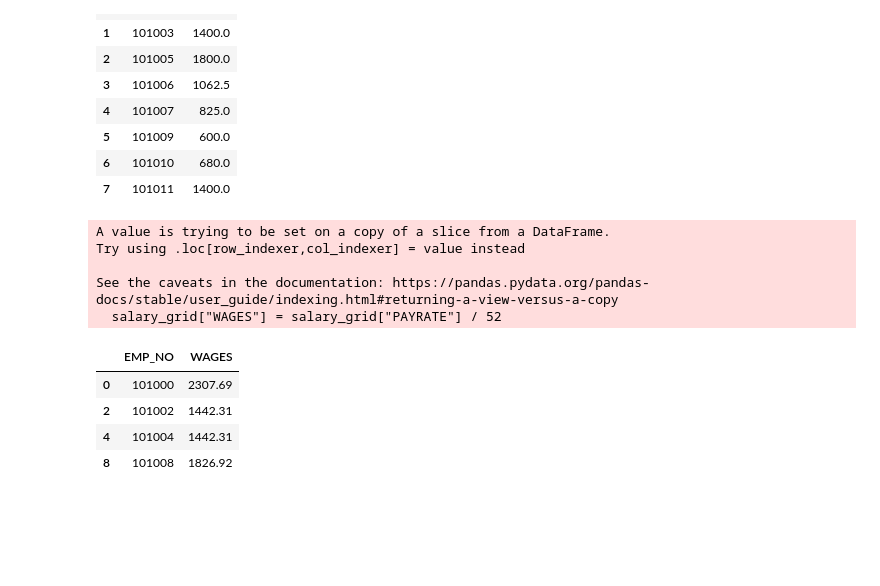
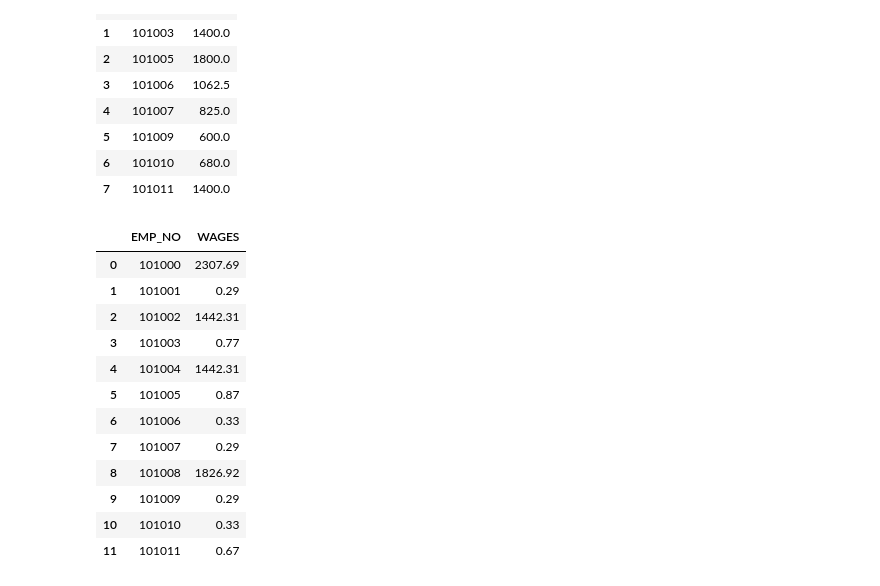
Before and after one commit to azunaukbrr/noonah_C-Halling, a Jupyter notebook: notebooks/workinprogress.ipynb, the cells around one changed output. Drawn from its saved outputs; the diff is of its cells as text; code cells hidden in the pictures; blank space fills up the shorter version.

```diff
--- a/notebooks/workinprogress.ipynb
+++ b/notebooks/workinprogress.ipynb
@@ -36,9 +95,8 @@ Employee Master Backup Complete
 # %%
 #Loading Employee Data
-employee_data = pd.read_csv(Path("../Resources/Source_data/master.csv"), header = 0, usecols = ["EMP_NO","PAYCODE","PAYRATE"])
+employee_data = pd.read_csv(Path("../Resources/Source_data/master1.csv"), header = 0, usecols = ["EMP_NO","EMP_STATUS","PAYCODE","PAYRATE"])
 hour_data = pd.read_csv(Path("../Resources/Source_data/hours.csv"))
-employee_ach_data = pd.read_csv(Path("../Resources/Source_data/master.csv"), header = 0, usecols = ["EMP_NO","FIRST_NAME","LAST_NAME","BANK_RTN","BANK_ACC"], dtype = {"BANK_RTN" : str, "BANK_ACC" : str})
-employee_data_updates = pd.read_csv(Path("../Resources/Source_data/updates.csv"), header = 0, usecols = ["EMP_NO","PAYCODE","PAYRATE"])
+employee_ach_data = pd.read_csv(Path("../Resources/Source_data/master1.csv"), header = 0, usecols = ["EMP_NO","FIRST_NAME","LAST_NAME","BANK_RTN","BANK_ACC"], dtype = {"BANK_RTN" : str, "BANK_ACC" : str})
 # %%
 #Calculating Hourly Wages
 hourly_emp_data = employee_data.loc[employee_data["PAYCODE"] == "Hourly"]
@@ -60,19 +119,23 @@ hourly_grid.drop(["PAYCODE","PAYRATE","HOURS"], axis=1).round(2)
 # %%
 #Calculating Salary Wages
 salary_grid = employee_data.loc[employee_data["PAYCODE"] == "Salary"]
+salary_grid = employee_data.loc[employee_data["EMP_STATUS"] == "Active"]
 salary_grid["WAGES"] = salary_grid["PAYRATE"] / 52
-salary_grid.drop(["PAYCODE","PAYRATE"], axis=1).round(2)
+salary_grid.drop(["EMP_STATUS","PAYCODE","PAYRATE"], axis=1).round(2)
 # %% [output]
-A value is trying to be set on a copy of a slice from a DataFrame.
-Try using .loc[row_indexer,col_indexer] = value instead
-
-See the caveats in the documentation: https://pandas.pydata.org/pandas-docs/stable/user_guide/indexing.html#returning-a-view-versus-a-copy
-  salary_grid["WAGES"] = salary_grid["PAYRATE"] / 52
 |  | EMP_NO | WAGES |
 | 0 | 101000 | 2307.69 |
+| 1 | 101001 | 0.29 |
 | 2 | 101002 | 1442.31 |
+| 3 | 101003 | 0.77 |
 | 4 | 101004 | 1442.31 |
+| 5 | 101005 | 0.87 |
+| 6 | 101006 | 0.33 |
+| 7 | 101007 | 0.29 |
 | 8 | 101008 | 1826.92 |
+| 9 | 101009 | 0.29 |
+| 10 | 101010 | 0.33 |
+| 11 | 101011 | 0.67 |
 # %%
 #Combining Salary and Hourly Wages
 all_wages = hourly_grid.append(salary_grid, ignore_index=True, verify_integrity= True)
```
Also changed, not shown: parts of 8 cells of this notebook, 2 other files.
